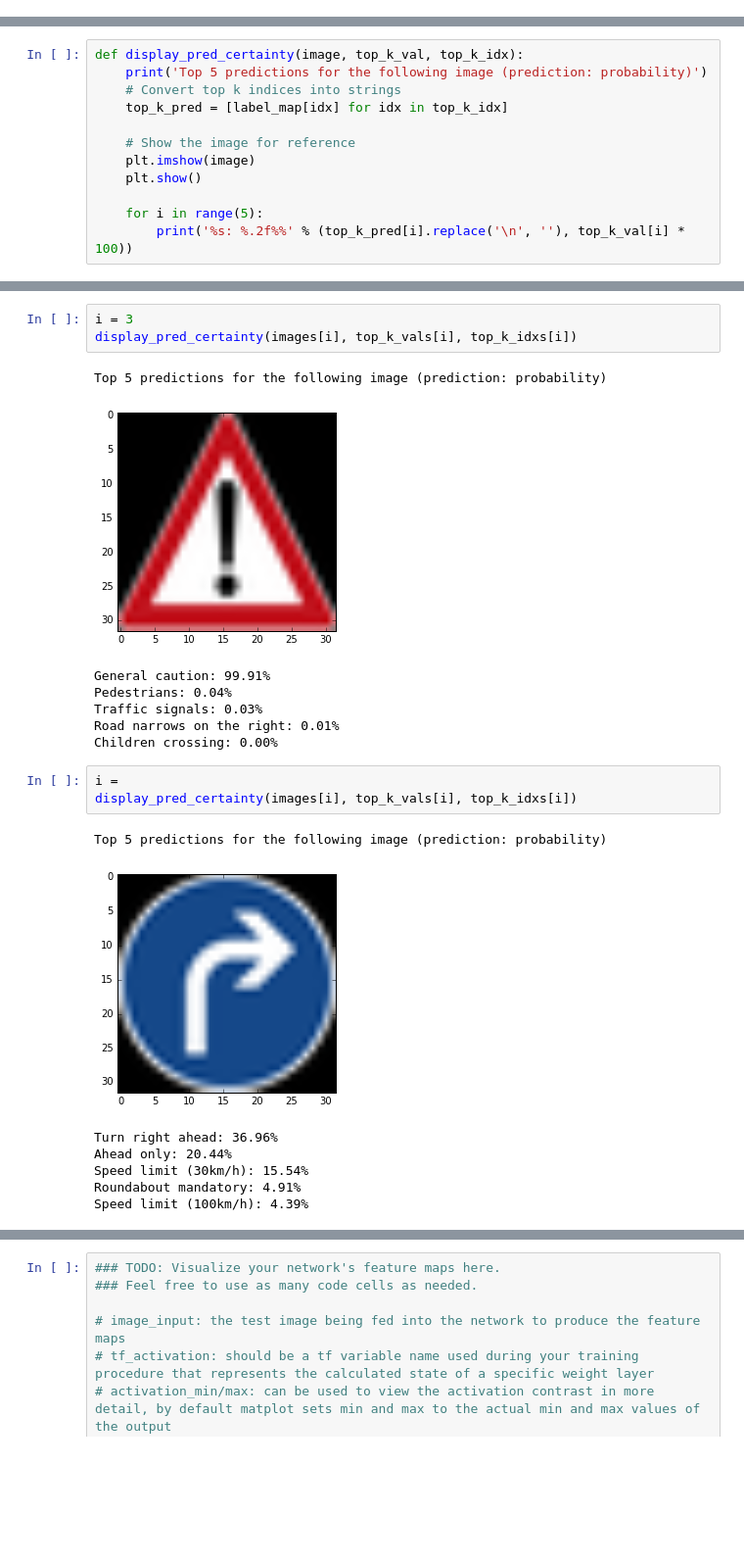
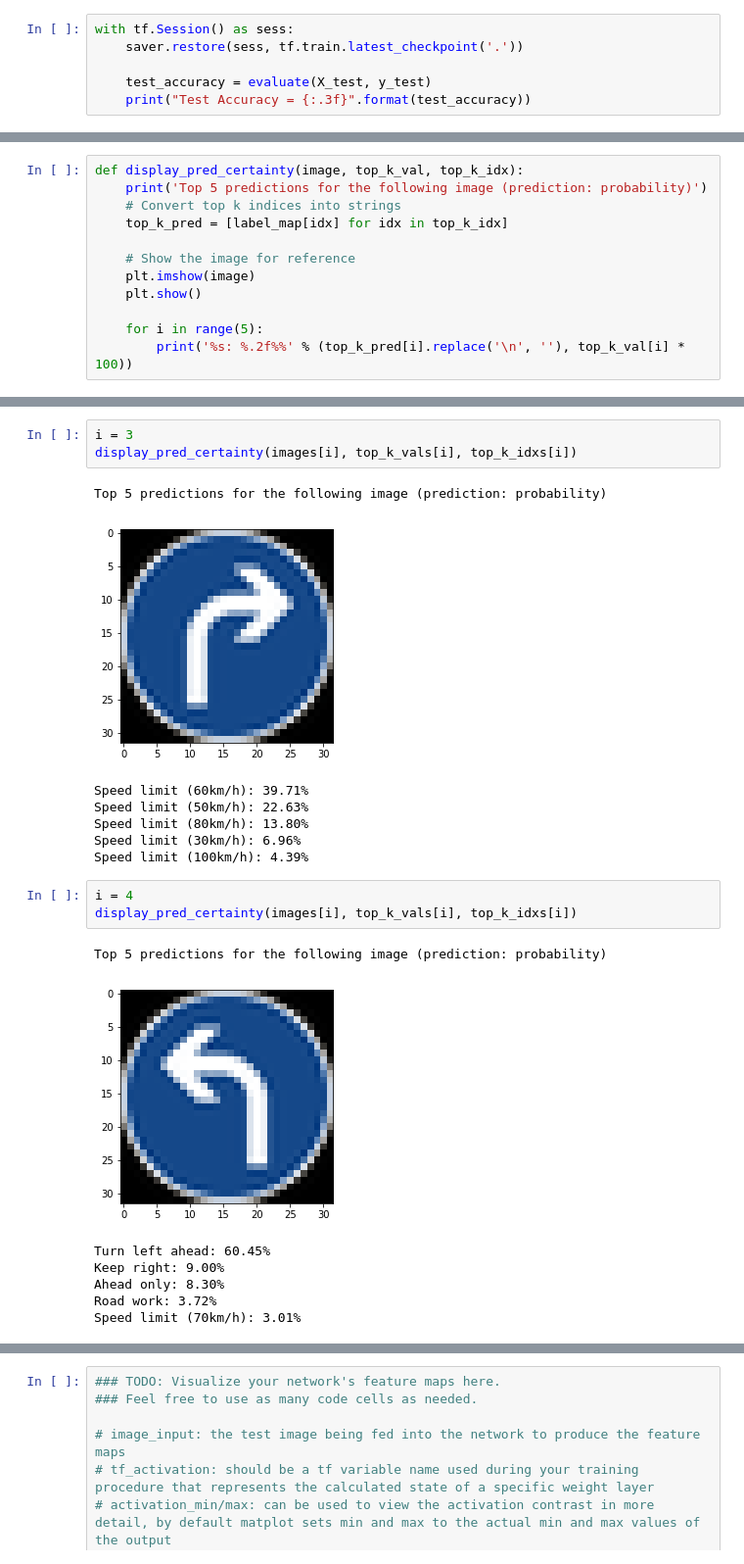
Before and after one commit to JavonDavis/Traffic-Sign-Classifier, a Jupyter notebook: Traffic_Sign_Classifier.ipynb, the cells around one changed output, grey strips where cells are left out. Shown: that part at 98% size. Cells and saved outputs as stored; diff of their text form; blank space fills up the shorter version.

Commit message:
added final images for README

```diff
--- a/Traffic_Sign_Classifier.ipynb
+++ b/Traffic_Sign_Classifier.ipynb
@@ -510,0 +513,6 @@ Model saved
+# %%
+with tf.Session() as sess:
+    saver.restore(sess, tf.train.latest_checkpoint('.'))
+
+    test_accuracy = evaluate(X_test, y_test)
+    print("Test Accuracy = {:.3f}".format(test_accuracy))
@@ -754,20 +764,20 @@ i = 3
 display_pred_certainty(images[i], top_k_vals[i], top_k_idxs[i])
 # %% [output]
 Top 5 predictions for the following image (prediction: probability)
-[figure, old version]
+[figure, new version]
-General caution: 99.91%
-Pedestrians: 0.04%
-Traffic signals: 0.03%
-Road narrows on the right: 0.01%
-Children crossing: 0.00%
+Speed limit (60km/h): 39.71%
+Speed limit (50km/h): 22.63%
+Speed limit (80km/h): 13.80%
+Speed limit (30km/h): 6.96%
+Speed limit (100km/h): 4.39%
 # %%
-i =
+i = 4
 display_pred_certainty(images[i], top_k_vals[i], top_k_idxs[i])
 # %% [output]
 Top 5 predictions for the following image (prediction: probability)
-[figure, old version]
+[figure, new version]
-Turn right ahead: 36.96%
-Ahead only: 20.44%
-Speed limit (30km/h): 15.54%
-Roundabout mandatory: 4.91%
-Speed limit (100km/h): 4.39%
+Turn left ahead: 60.45%
+Keep right: 9.00%
+Ahead only: 8.30%
+Road work: 3.72%
+Speed limit (70km/h): 3.01%
```
Also changed, not shown: parts of 14 cells of this notebook, 9 other files.
